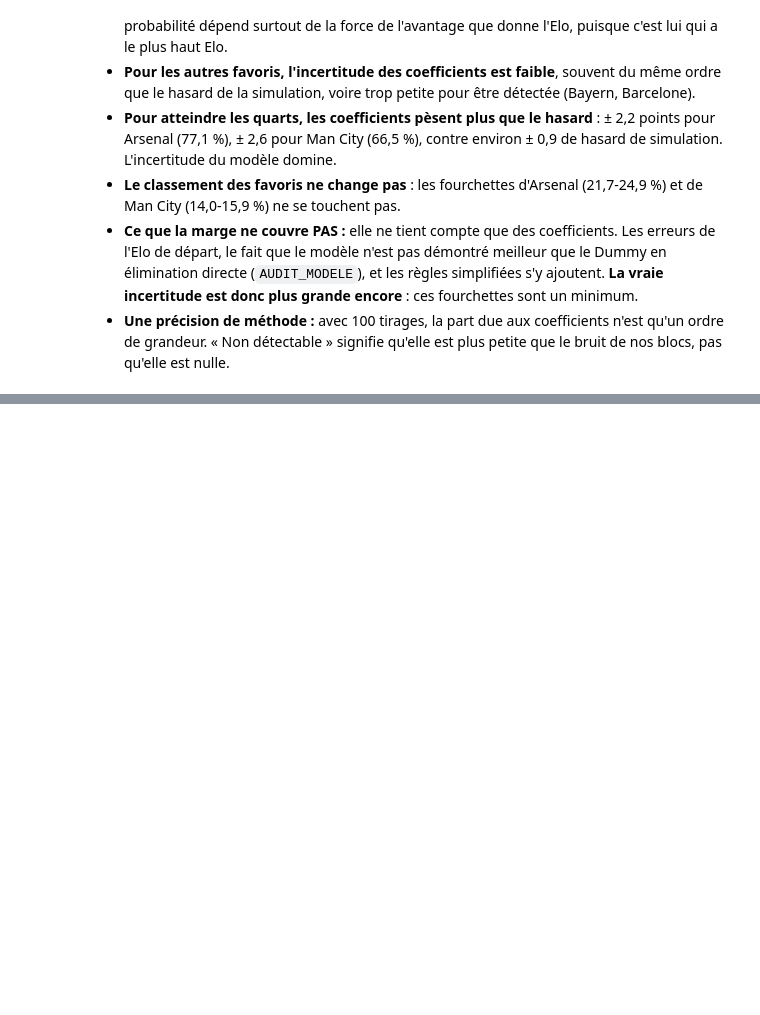
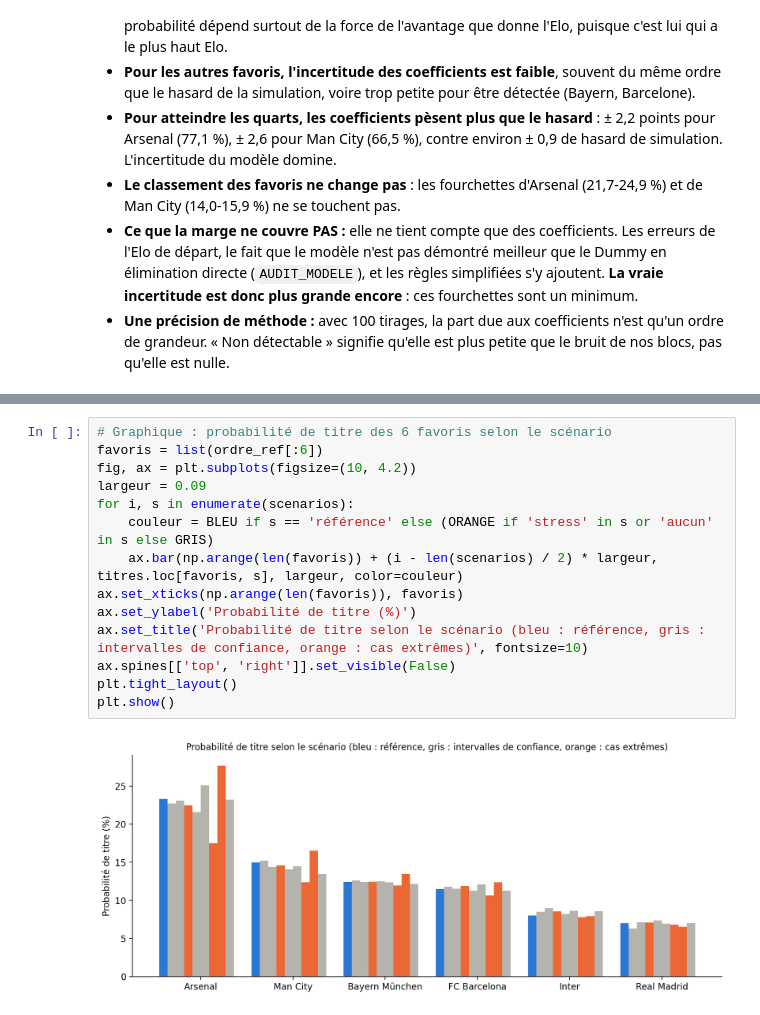
Before and after one commit to moussa197/CHAMPIONS-, a Jupyter notebook: analyse/SIMULATION_INCERTITUDE.ipynb, the cells around one changed output, grey strips where cells are left out. Cells and saved outputs as stored; diff of their text form; blank space fills up the shorter version.

```diff
--- a/analyse/SIMULATION_INCERTITUDE.ipynb
+++ b/analyse/SIMULATION_INCERTITUDE.ipynb
@@ -252,0 +312,16 @@ plt.show()
+# %%
+# Graphique : probabilité de titre des 6 favoris selon le scénario
+favoris = list(ordre_ref[:6])
+fig, ax = plt.subplots(figsize=(10, 4.2))
+largeur = 0.09
+for i, s in enumerate(scenarios):
+    couleur = BLEU if s == 'référence' else (ORANGE if 'stress' in s or 'aucun' in s else GRIS)
+    ax.bar(np.arange(len(favoris)) + (i - len(scenarios) / 2) * largeur, titres.loc[favoris, s], largeur, color=couleur)
+ax.set_xticks(np.arange(len(favoris)), favoris)
+ax.set_ylabel('Probabilité de titre (%)')
+ax.set_title('Probabilité de titre selon le scénario (bleu : référence, gris : intervalles de confiance, orange : cas extrêmes)', fontsize=10)
+ax.spines[['top', 'right']].set_visible(False)
+plt.tight_layout()
+plt.show()
+# %% [output]
+[figure, added]
```
Also changed, not shown: parts of 9 cells of this notebook, 1 other file.
